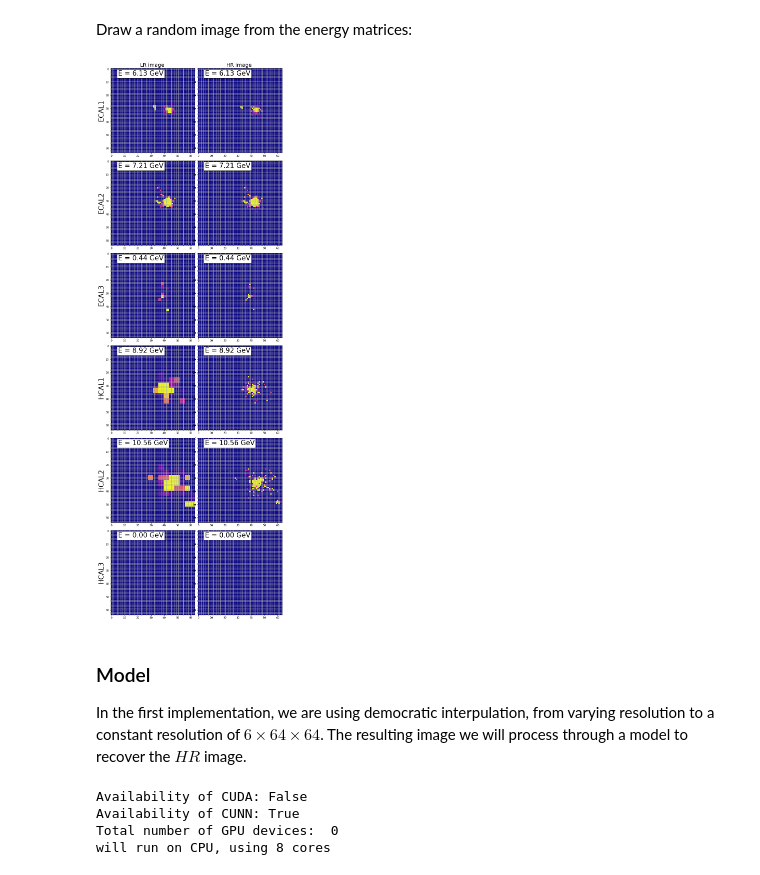
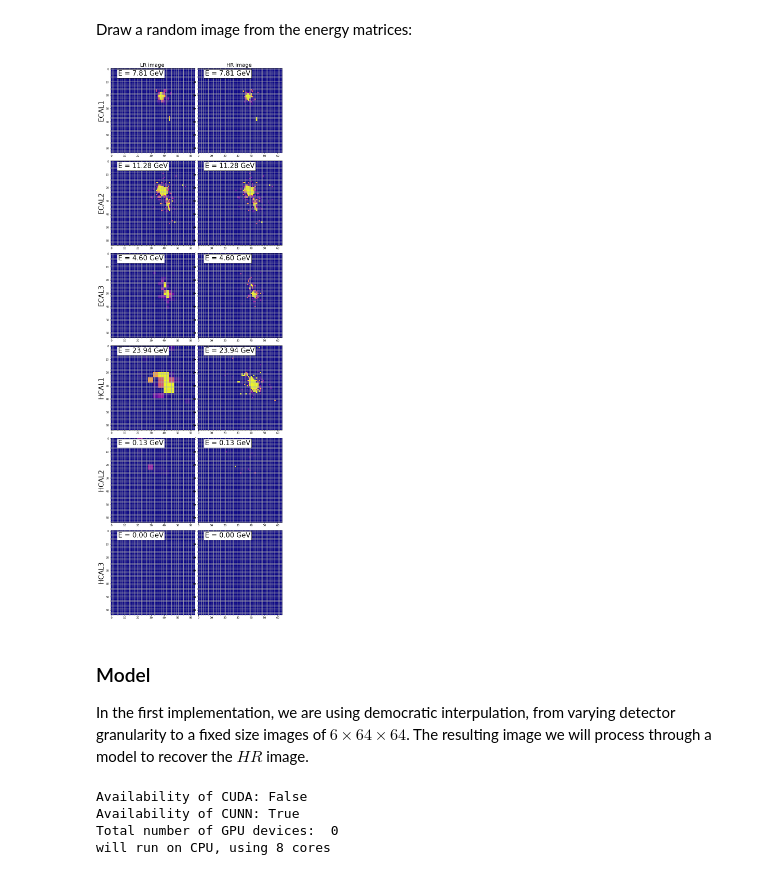
Before and after one commit to michael-pitt/AI, a Jupyter notebook: ParticleImages/SuperResolution.ipynb, the cells around one changed output. Cells and saved outputs as stored; diff of their text form; code cells hidden in the pictures.

```diff
--- a/ParticleImages/SuperResolution.ipynb
+++ b/ParticleImages/SuperResolution.ipynb
@@ -78,13 +79,13 @@ Draw a random image from the energy matrices:
 # %%
 from particleImages_helpers import DrawEventSR
 # %%
-DrawEventSR(train_dataset, event_number = 200)
+DrawEventSR(train_dataset, event_number = 143)
 # %% [output]
-[figure, old version]
+[figure, new version]
 # %% [markdown]
 ### Model
 
-In the first implementation, we are using democratic interpulation, from varying resolution to a constant resolution of $6\times 64 \times 64$. The resulting image we will process through a model to recover the $HR$ image.
+In the first implementation, we are using democratic interpulation, from varying detector granularity to a fixed size images of $6\times 64 \times 64$. The resulting image we will process through a model to recover the $HR$ image.
 # %%
 device_number = 0; #change this value to "1" if using the second GPU
 use_cuda = torch.cuda.is_available()
```
Also changed, not shown: parts of 9 cells of this notebook.
